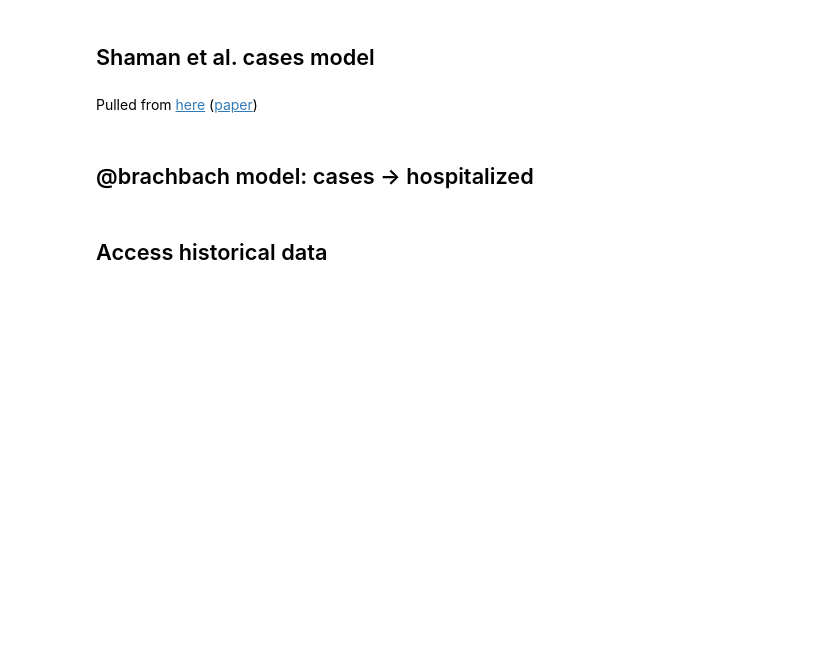
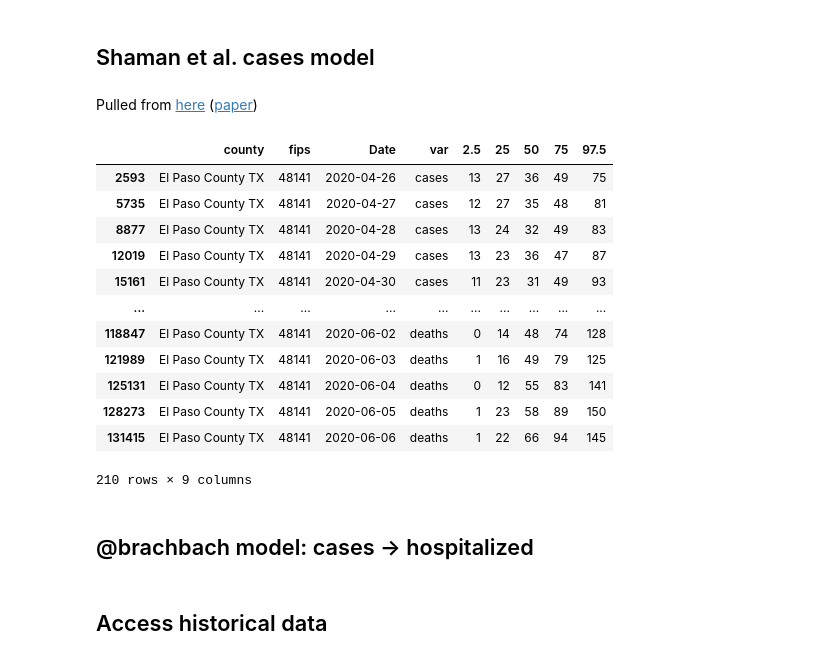
Before and after one commit to oughtinc/ergo, a Jupyter notebook: notebooks/build/el-paso.ipynb, the cells around one changed output. Drawn from its saved outputs; the diff is of its cells as text; code cells hidden in the pictures; blank space fills up the shorter version.

```diff
--- a/notebooks/build/el-paso.ipynb
+++ b/notebooks/build/el-paso.ipynb
@@ -93,6 +93,22 @@ Pulled from [here](https://github.com/shaman-lab/COVID-19Projection)
 ([paper](https://www.medrxiv.org/content/10.1101/2020.03.21.20040303v2))
 # %%
 cu_projections = shaman.load_cu_projections("El Paso County TX")
+# %%
+cu_projections["nointerv"]
+# %% [output]
+|  | county | fips | Date | var | 2.5 | 25 | 50 | 75 | 97.5 |
+| 2593 | El Paso County TX | 48141 | 2020-04-26 | cases | 13 | 27 | 36 | 49 | 75 |
+| 5735 | El Paso County TX | 48141 | 2020-04-27 | cases | 12 | 27 | 35 | 48 | 81 |
+| 8877 | El Paso County TX | 48141 | 2020-04-28 | cases | 13 | 24 | 32 | 49 | 83 |
+| 12019 | El Paso County TX | 48141 | 2020-04-29 | cases | 13 | 23 | 36 | 47 | 87 |
+| 15161 | El Paso County TX | 48141 | 2020-04-30 | cases | 11 | 23 | 31 | 49 | 93 |
+| ... | ... | ... | ... | ... | ... | ... | ... | ... | ... |
+| 118847 | El Paso County TX | 48141 | 2020-06-02 | deaths | 0 | 14 | 48 | 74 | 128 |
+| 121989 | El Paso County TX | 48141 | 2020-06-03 | deaths | 1 | 16 | 49 | 79 | 125 |
+| 125131 | El Paso County TX | 48141 | 2020-06-04 | deaths | 0 | 12 | 55 | 83 | 141 |
+| 128273 | El Paso County TX | 48141 | 2020-06-05 | deaths | 1 | 23 | 58 | 89 | 150 |
+| 131415 | El Paso County TX | 48141 | 2020-06-06 | deaths | 1 | 22 | 66 | 94 | 145 |
+210 rows × 9 columns
 # %% [markdown]
 ## @brachbach model: cases -> hospitalized
 # %%
```
Also changed, not shown: 3 other files.
